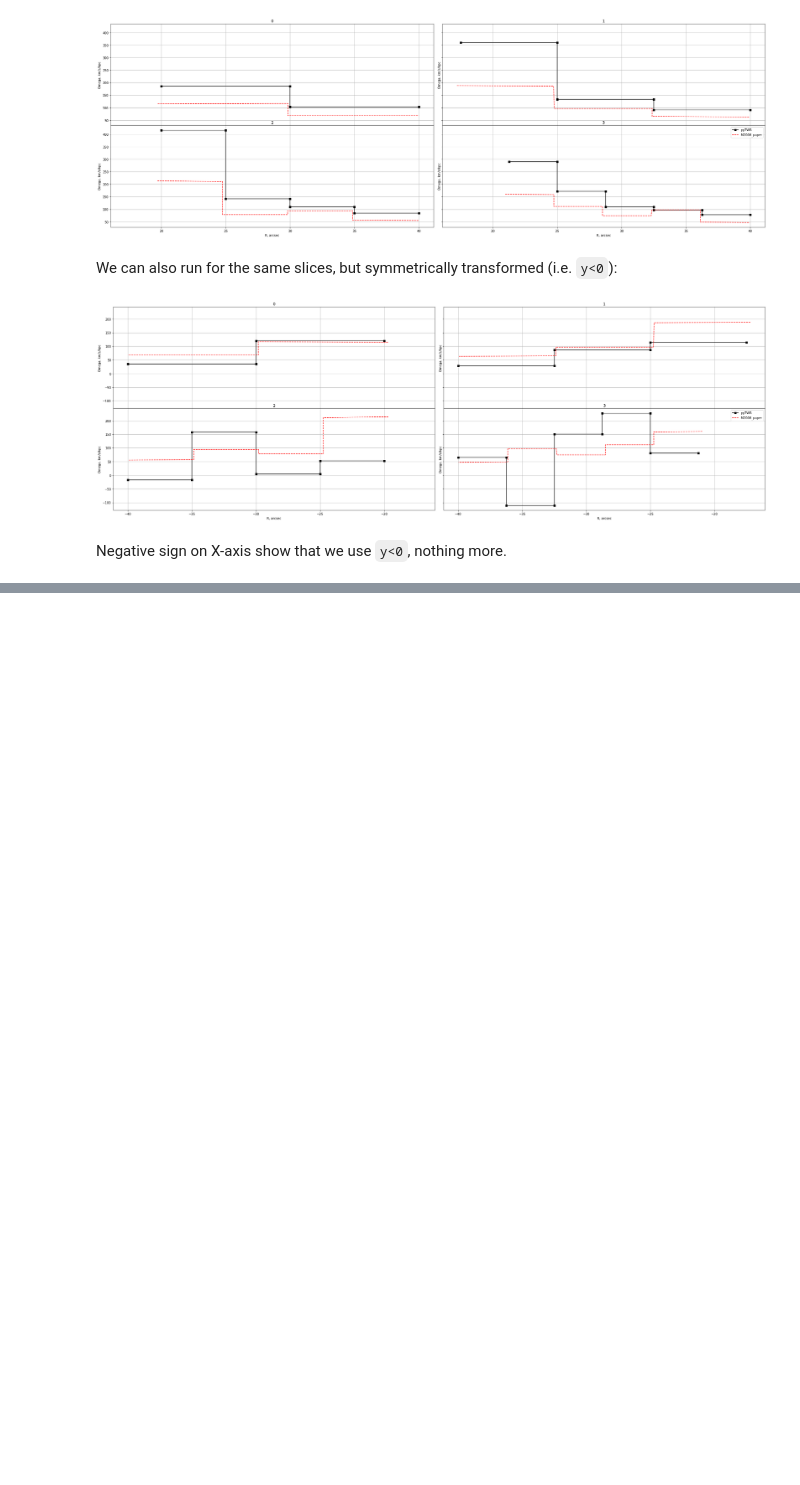
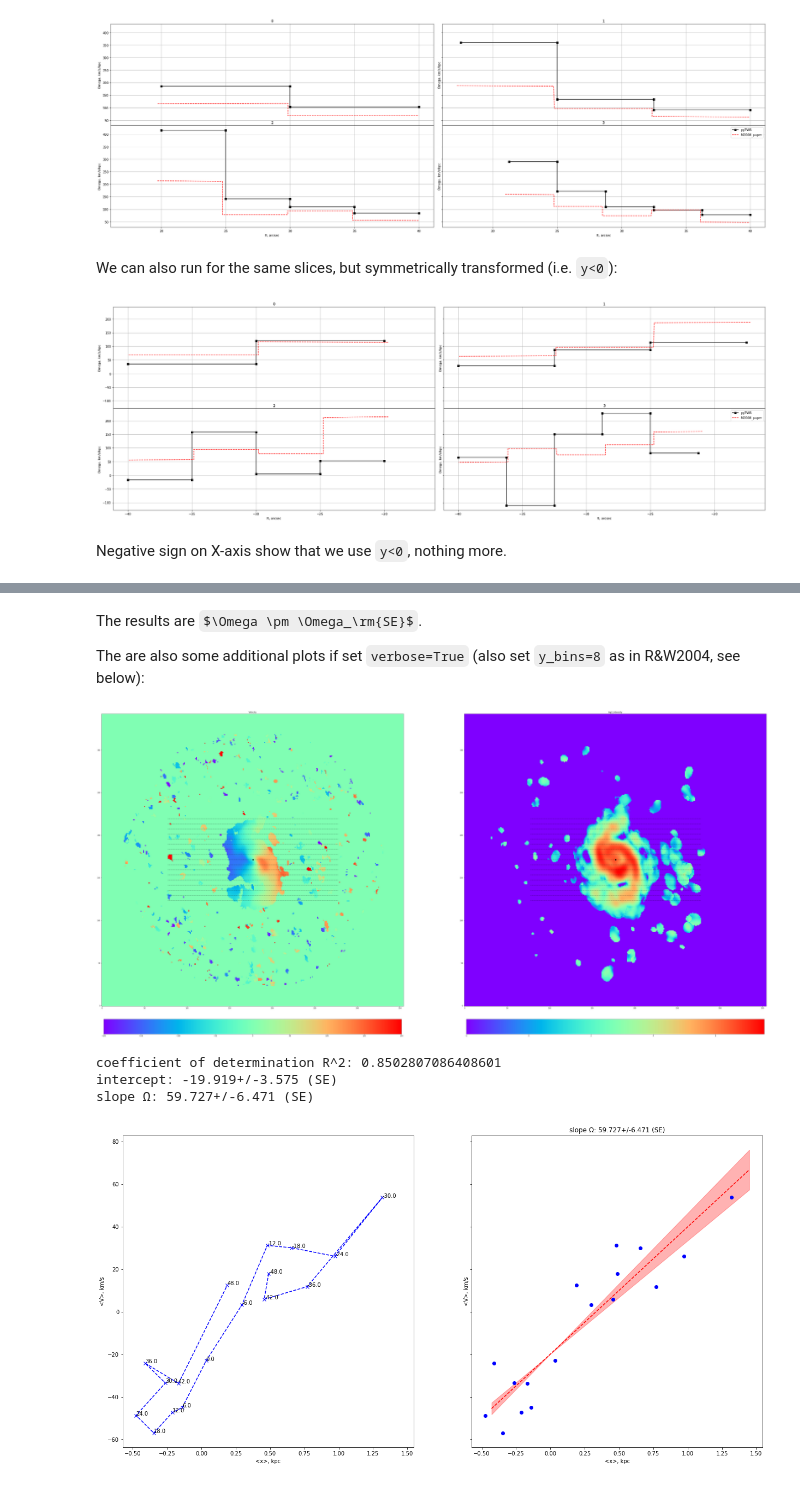
Before and after one commit to Amarchuk/pyTWR, a Jupyter notebook: Example notebook.ipynb, the cells around one changed output, grey strips where cells are left out. Cells and saved outputs as stored; diff of their text form; code cells hidden in the pictures; some formulas as TeX source; blank space fills up the shorter version.

```diff
--- a/Example notebook.ipynb
+++ b/Example notebook.ipynb
@@ -306,0 +332,24 @@ Negative sign on X-axis show that we use `y<0`, nothing more.
+# %% [markdown]
+The results are $\Omega \pm \Omega_\rm{SE}$.
+
+The are also some additional plots if set `verbose=True` (also set `y_bins=8` as in R&W2004, see below):
+# %%
+omega, omega_SE = pytwr.solve_TW(intens=plane_intens,
+              vel=plane_v,
+              center=image_center,
+              incl=incl,
+              ys = [],
+              delta_y=6.,
+              y_bins=8,
+              X_max=X_max,
+              ymin=0.,
+              verbose=True,
+              r_scale=pix_kpc,
+              ax=None,
+              img_scale=1.5)
+# %% [output]
+[figure, added]
+coefficient of determination R^2: 0.8502807086408601
+intercept: -19.919+/-3.575 (SE)
+slope Ω: 59.727+/-6.471 (SE)
+[figure, added]
```
Also changed, not shown: parts of 34 cells of this notebook, 1 other file.
